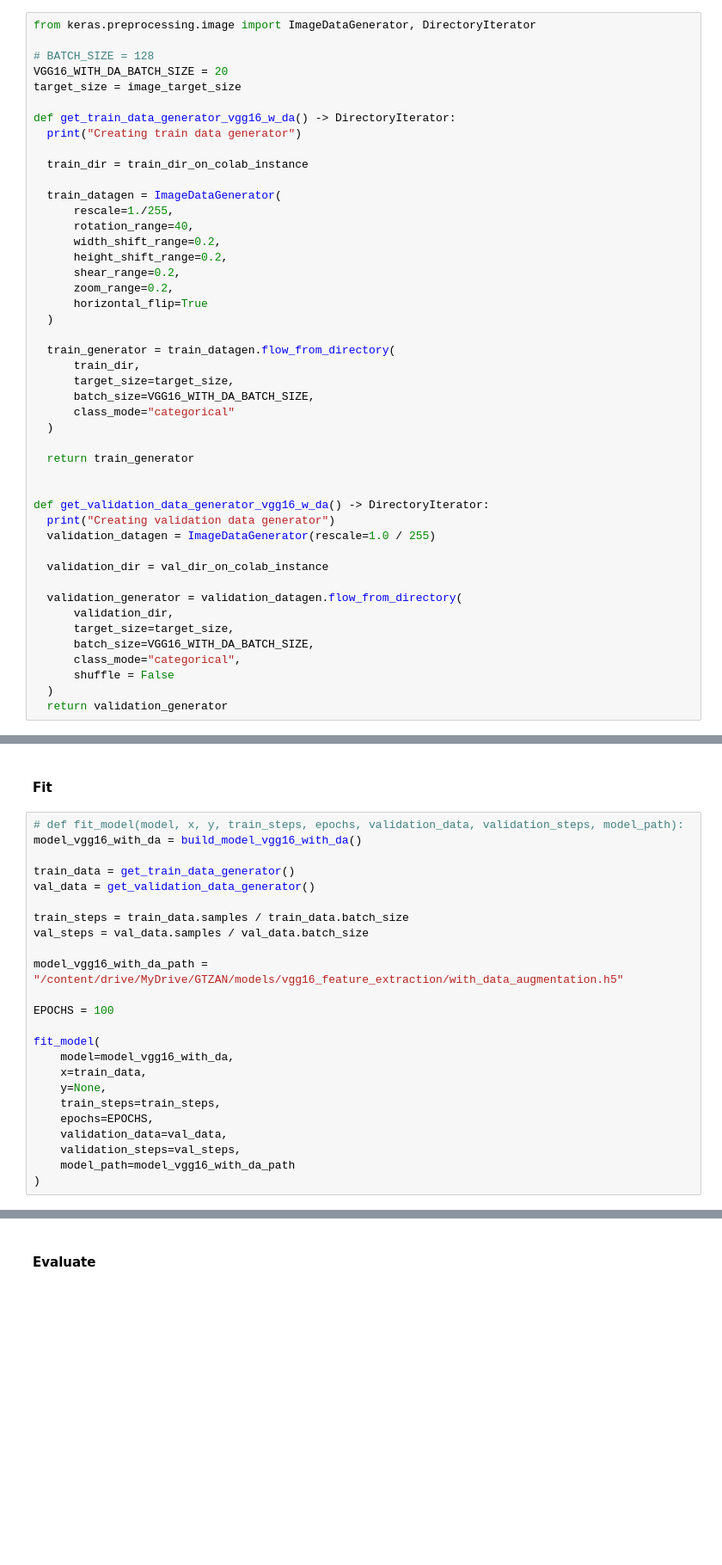
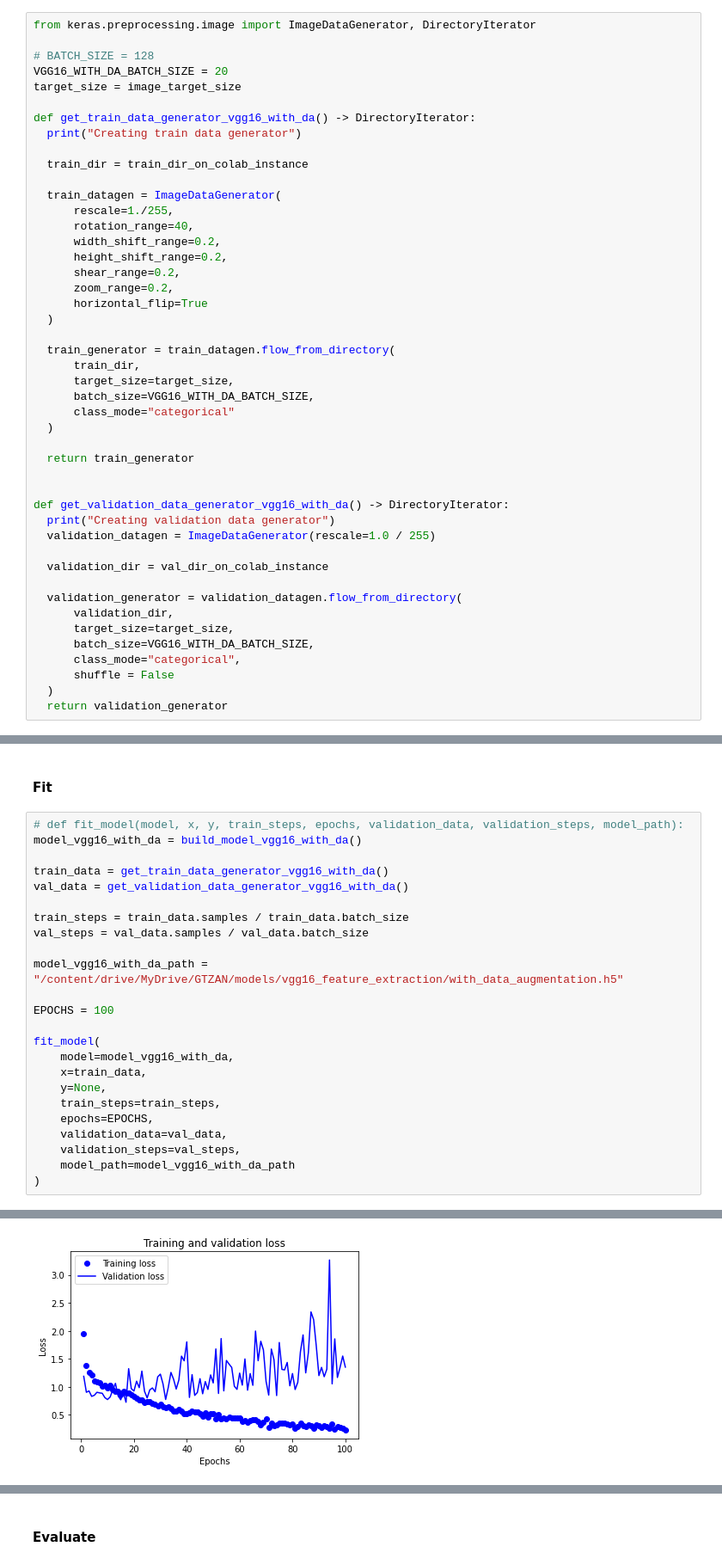
Before and after one commit to michalgorul/classification-of-musical-genres, a Jupyter notebook: GTZAN_MG.ipynb, the cells around one changed output, grey strips where cells are left out. Shown at 86% size. Drawn from its saved outputs; the diff is of its cells as text; blank space fills up the shorter version.

```diff
--- a/GTZAN_MG.ipynb
+++ b/GTZAN_MG.ipynb
@@ -1185,7 +1200,7 @@ from keras.preprocessing.image import ImageDataGenerator, DirectoryIterator
 VGG16_WITH_DA_BATCH_SIZE = 20
 target_size = image_target_size
 
-def get_train_data_generator_vgg16_w_da() -> DirectoryIterator:
+def get_train_data_generator_vgg16_with_da() -> DirectoryIterator:
   print("Creating train data generator")
 
   train_dir = train_dir_on_colab_instance
@@ -1210,7 +1225,7 @@ def get_train_data_generator_vgg16_w_da() -> DirectoryIterator:
   return train_generator
 
 
-def get_validation_data_generator_vgg16_w_da() -> DirectoryIterator:
+def get_validation_data_generator_vgg16_with_da() -> DirectoryIterator:
   print("Creating validation data generator")
   validation_datagen = ImageDataGenerator(rescale=1.0 / 255)
 
@@ -1256,8 +1271,8 @@ def build_model_vgg16_with_da() -> Sequential:
 # def fit_model(model, x, y, train_steps, epochs, validation_data, validation_steps, model_path):
 model_vgg16_with_da = build_model_vgg16_with_da()
 
-train_data = get_train_data_generator()
-val_data = get_validation_data_generator()
+train_data = get_train_data_generator_vgg16_with_da()
+val_data = get_validation_data_generator_vgg16_with_da()
 
 train_steps = train_data.samples / train_data.batch_size
 val_steps = val_data.samples / val_data.batch_size
@@ -1285,0 +1312 @@ InvalidArgumentError: ignored
+[figure, added]
```
Also changed, not shown: parts of 20 cells of this notebook.
